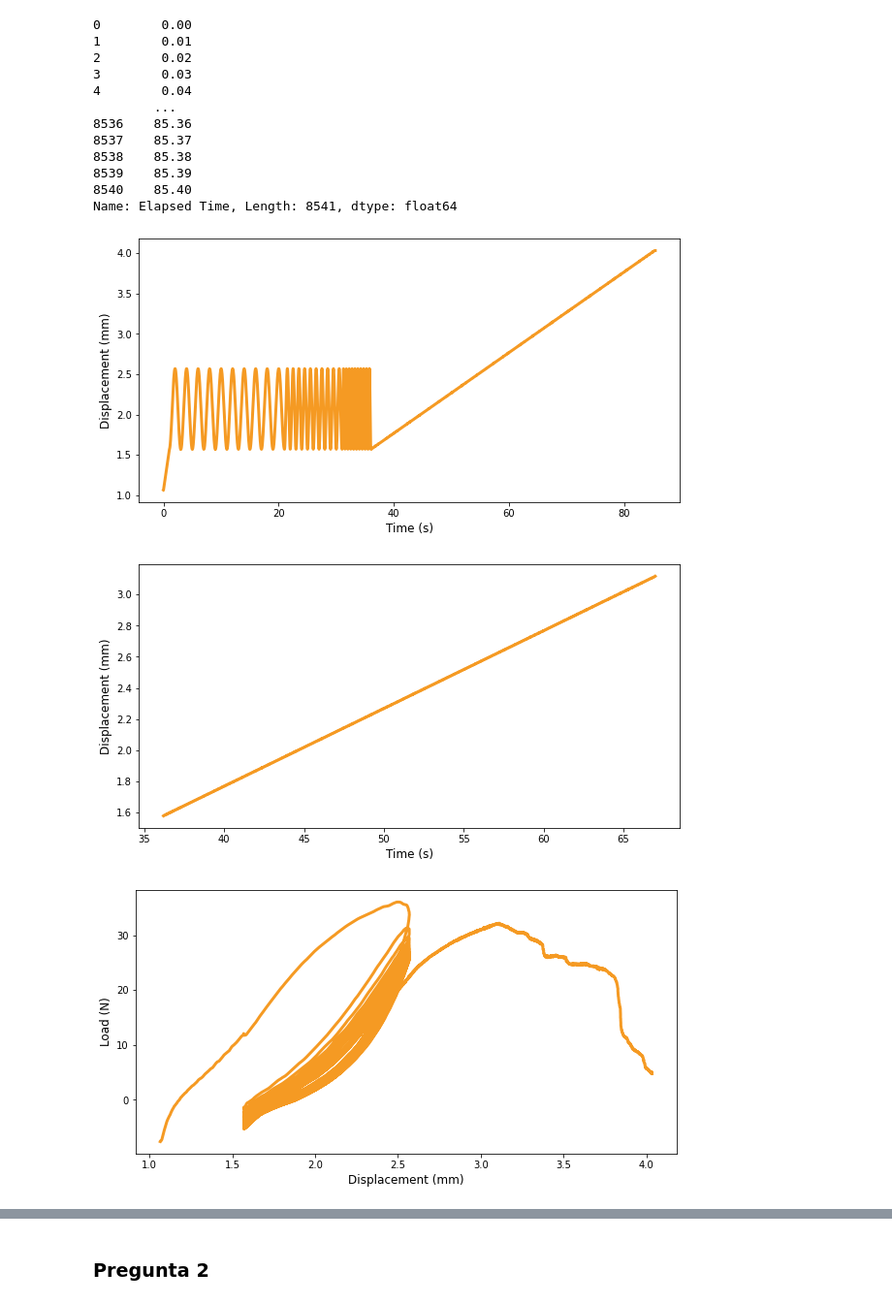
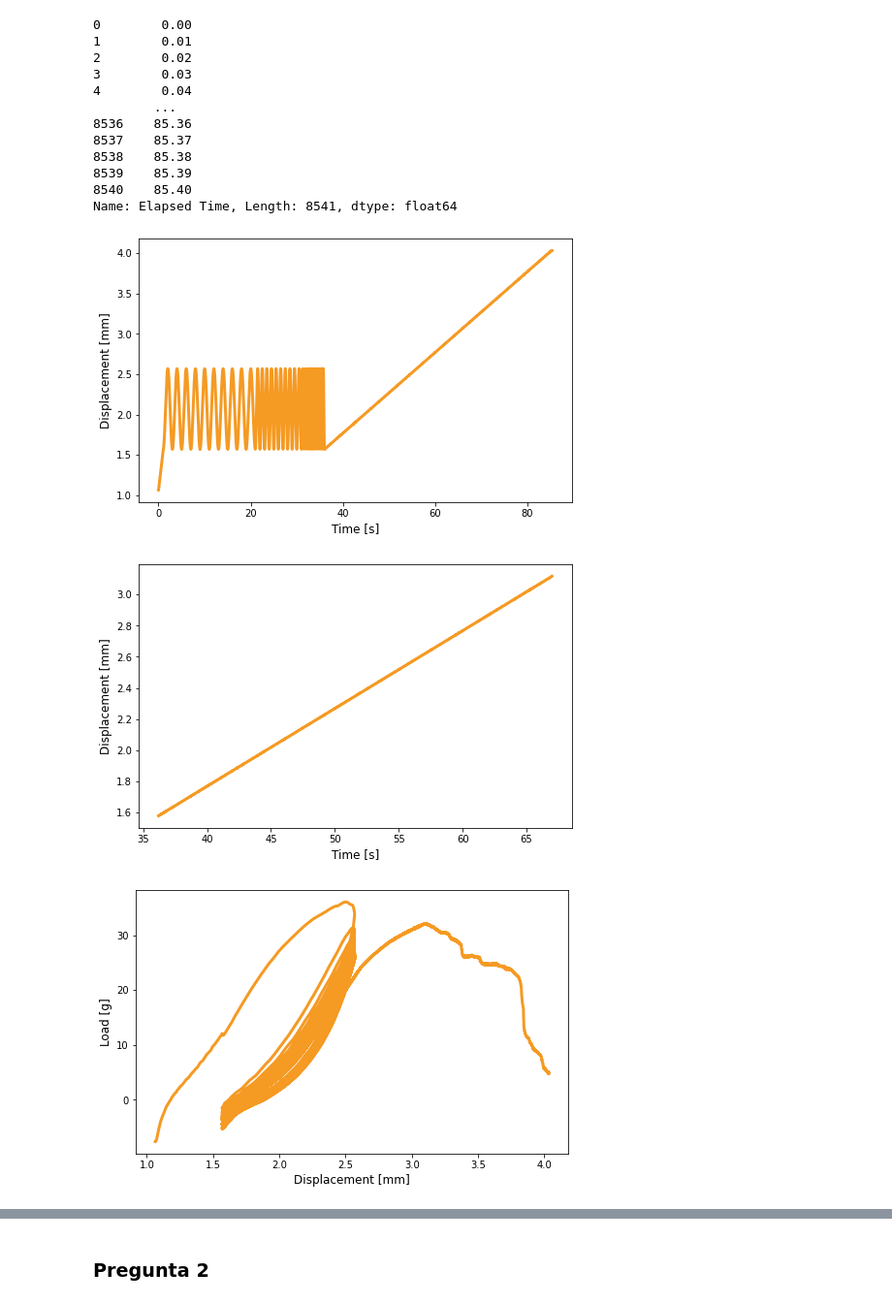
Before and after one commit to ivanvlam/IBM2020, a Jupyter notebook: Tarea 4/tarea-4.ipynb, the cells around one changed output, grey strips where cells are left out. Shown: that part at 97% size. Cells and saved outputs as stored; diff of their text form; code cells hidden in the pictures.

```diff
--- a/Tarea 4/tarea-4.ipynb
+++ b/Tarea 4/tarea-4.ipynb
@@ -15,17 +17,22 @@ quasistatic_path = join('data', 'quasistatic.csv')
 
 # Data windows
 cycle_h = {
-    'start': 3935,
-    'end': 4136,
-    'first_end': 3956
+    '0': 3935,  # Start of the experiment
+    'f': 4136,  # End of the experiment
+    '1': 3956   # End of the first oscillation
 }
 cycle_q = {
-    'start': 3620,
-    'end': 6700,
+    '0': 3620,  # Start of the experiment
+    'f': 6700,  # End of the experiment
 }
 
-# Color
+# Constants
+g = 9.81
+A = 7 * 10 ** (-6)
+
+# Graphs
 naranjo = '#F59A23'
+fig_size = (8, 5)
 # %%
 # Import data
 harmonic = pd.read_csv(harmonic_path, skiprows=[0, 1, 2, 4])
@@ -70,47 +83,47 @@ load_h = harmonic.loc[:, 'Load 3']
 # %%
 # Plot quasistatic data
-fig = plt.figure(figsize=(10, 5))
+fig = plt.figure(figsize=fig_size)
 plt.plot(
     time_q,
     disp_q,
     color=naranjo,
     linewidth=3
 )
-plt.xlabel('Time (s)', fontsize=12)
-plt.ylabel('Displacement (mm)', fontsize=12)
+plt.xlabel('Time [s]', fontsize=12)
+plt.ylabel('Displacement [mm]', fontsize=12)
 # plt.title('Quasistatic (Displacement vs. Time)', fontsize=14)
 plt.show()
 # %% [output]
-[figure, old version]
+[figure, new version]
 # %%
 # Plot quasistatic data
-fig = plt.figure(figsize=(10, 5))
+fig = plt.figure(figsize=fig_size)
 plt.plot(
-    time_q[cycle_q['start']:cycle_q['end']],
-    disp_q[cycle_q['start']:cycle_q['end']],
+    time_q[cycle_q['0']:cycle_q['f']],
+    disp_q[cycle_q['0']:cycle_q['f']],
     color=naranjo,
     linewidth=3
 )
-plt.xlabel('Time (s)', fontsize=12)
-plt.ylabel('Displacement (mm)', fontsize=12)
+plt.xlabel('Time [s]', fontsize=12)
+plt.ylabel('Displacement [mm]', fontsize=12)
 # plt.title('Quasistatic (Displacement vs. Time)', fontsize=14)
 plt.show()
 # %% [output]
-[figure, old version]
+[figure, new version]
 # %%
 # Plot quasistatic data
-fig = plt.figure(figsize=(10, 5))
+fig = plt.figure(figsize=fig_size)
 plt.plot(
     disp_q,
     load_q,
     color=naranjo,
     linewidth=3
 )
-plt.xlabel('Displacement (mm)', fontsize=12)
-plt.ylabel('Load (N)', fontsize=12)
+plt.xlabel('Displacement [mm]', fontsize=12)
+plt.ylabel('Load [g]', fontsize=12)
 # plt.title('Quasistatic (Load vs. Displacement)', fontsize=14)
 plt.show()
 # %% [output]
-[figure, old version]
+[figure, new version]
 # %%
 # Plot quasistatic data
```
Also changed, not shown: parts of 28 cells of this notebook.
